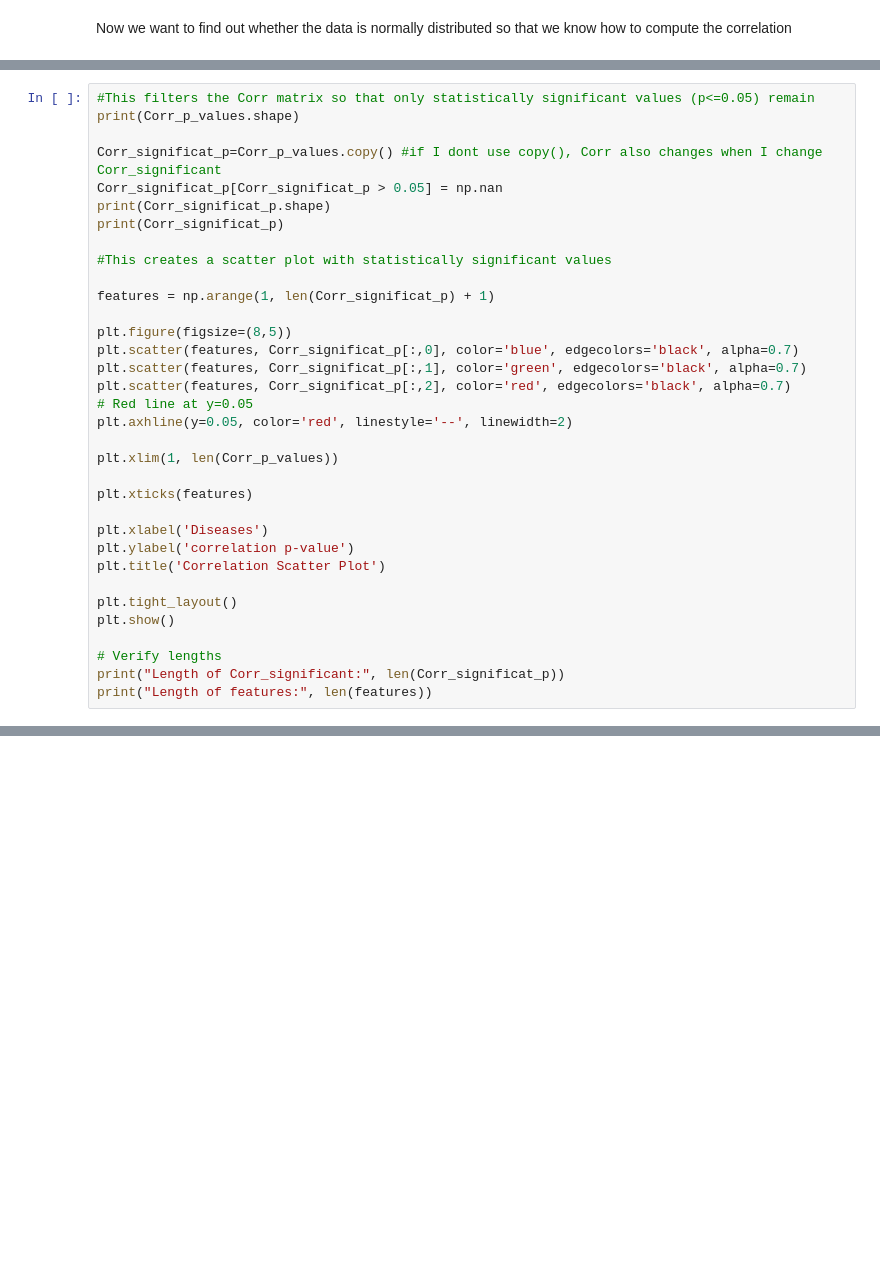
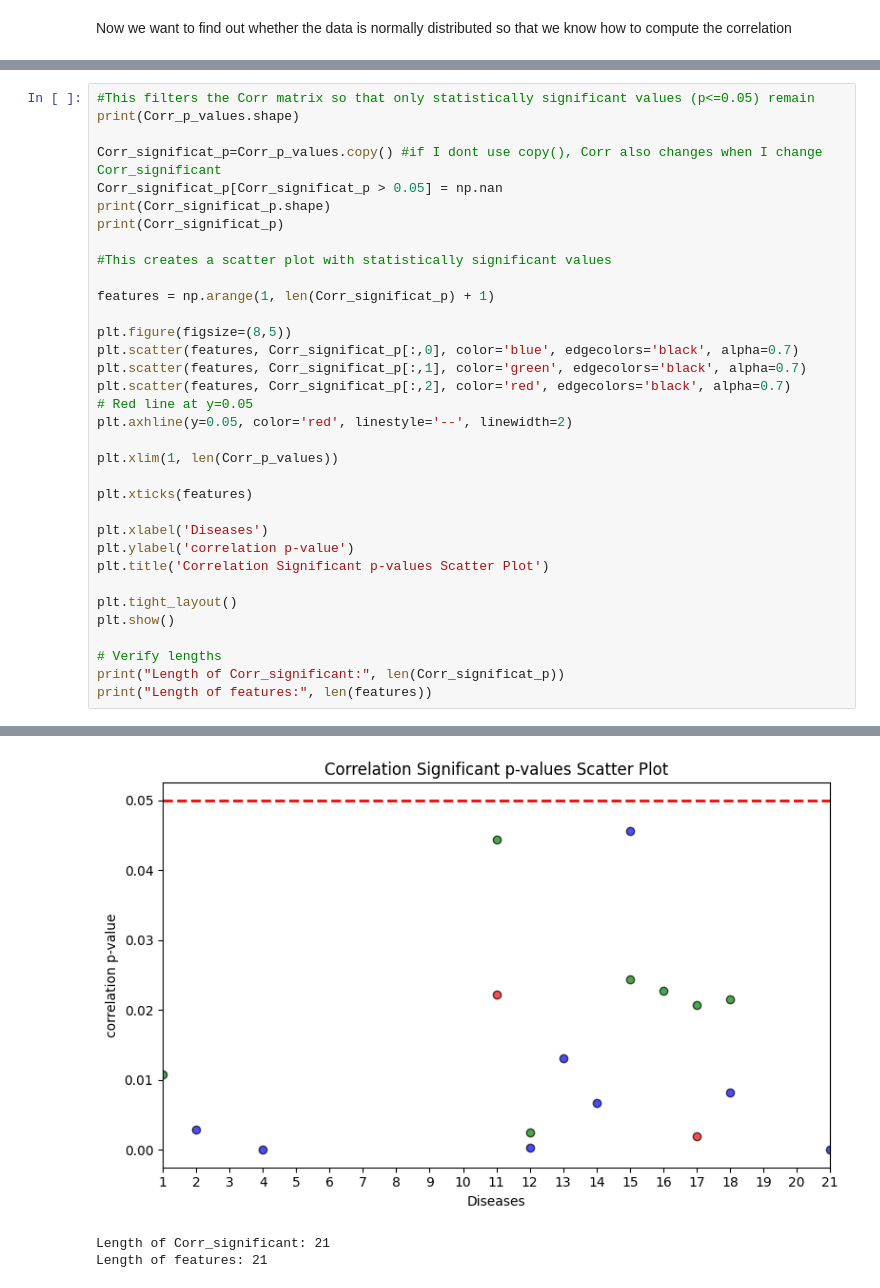
Before and after one commit to filoooooonov/pse-project, a Jupyter notebook: project.ipynb, the cells around one changed output, grey strips where cells are left out. Drawn from its saved outputs; the diff is of its cells as text; blank space fills up the shorter version.

```diff
--- a/project.ipynb
+++ b/project.ipynb
@@ -298,7 +416,7 @@ plt.xticks(features)
 
 plt.xlabel('Diseases')
 plt.ylabel('correlation p-value')
-plt.title('Correlation Scatter Plot')
+plt.title('Correlation Significant p-values Scatter Plot')
 
 plt.tight_layout()
 plt.show()
@@ -306,3 +424,4 @@ plt.show()
 # Verify lengths
 print("Length of Corr_significant:", len(Corr_significat_p))
 print("Length of features:", len(features))
+# %% [output]
@@ -309 +445,4 @@ print("Length of features:", len(features))
+[figure, added]
+Length of Corr_significant: 21
+Length of features: 21
 # %% [markdown]
```
Also changed, not shown: parts of 20 cells of this notebook.
